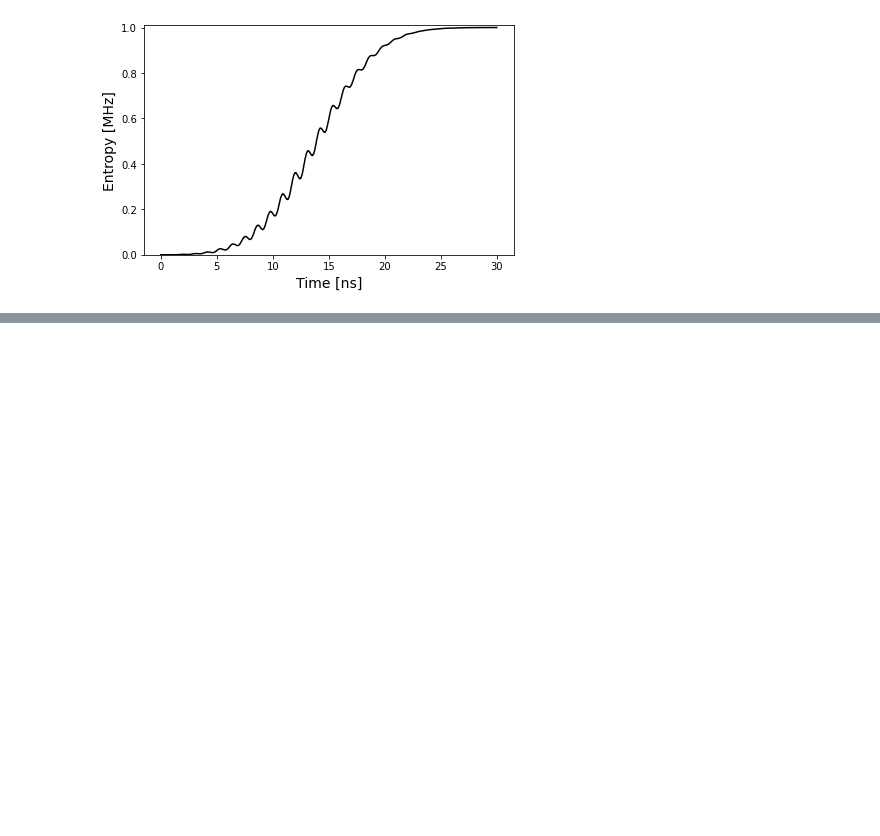
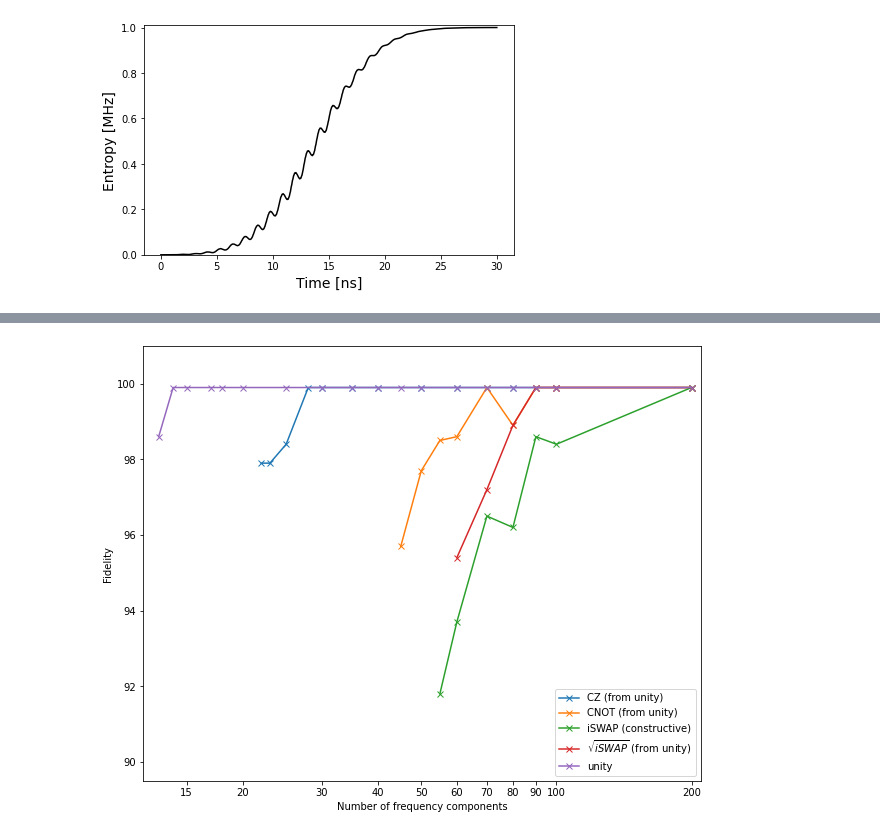
Before and after one commit to alex-simm/c3, a Jupyter notebook: four_level_transmons/plotting/plotting.ipynb, the cells around one changed output, grey strips where cells are left out. Drawn from its saved outputs; the diff is of its cells as text; code cells hidden in the pictures; blank space fills up the shorter version.

Commit message:
plotting function for fidelities depending on number of frequencies

```diff
--- a/four_level_transmons/plotting/plotting.ipynb
+++ b/four_level_transmons/plotting/plotting.ipynb
@@ -25,0 +28,86 @@ plt.show()
+# %%
+# Data for two transmons with 5 levels each, dressed. The data comes from the ODS table file.
+gates = np.array(["CZ", "CZ (from unity)", "CNOT", "CNOT (constructive)", "CNOT (from unity)", "iCNOT", "iSWAP", "iSWAP (constructive)", "$\\sqrt{iSWAP}$ (constructive)", "$\\sqrt{iSWAP}$ (from unity)", "unity"])
+selectedGates = [1, 4, 7, 9, 10]
+frequencies = np.array([200, 100, 90, 80, 70, 60, 55, 50, 45, 40, 35, 30, 28, 26, 25, 24, 23, 22, 21, 20, 20/15, 18, 17, 15, 14, 13, 12, 11, 10])
+data = np.array([
+    [95, 90.8, 98.8, 98.7, 97.6, 97.1, None, 95.6, 96, 94, 97.5, 95, None, None, 94.5, None, None, None, None, 95, None,
+     None, None, 96.5, 96.4, 92.5, 95.0, 95.4],
+    [99.9, 99.9, 99.9, 99.9, 99.9, 99.9, None, 99.9, None, 99.9, 99.9, 99.9, 99.9, None, 98.4, None, 97.9, 97.9, None,
+     None, None, None, None, None, None, None, None, None],
+    [98.1, 99, 98.8, 98.6, 98.5, 97.8, None, 97.7, None, 97.4, 97.4, 96.9, None, None, 92.5, 90.6, 92.2, 90.9, 89.4,
+     None, None, None, None, None, None, None, None, None],
+    [99.9, 99.9, 99.9, 99.9, 99.9, 99.9, None, 96.1, 96.3, 97.1, 92.7, 91.1, 92.1, 82.3, None, None, None, None, None,
+     None, None, None, None, None, None, None, None, None],
+    [99.9, 99.9, 99.9, 98.9, 99.9, 98.6, 98.5, 97.7, 95.7, None, None, None, None, None, None, None, None, None, None,
+     None, None, None, None, None, None, None, None, None],
+    [99.9, 99.9, 99.9, 98.8, 97.5, 89.9, None, None, None, None, None, None, None, None, None, None, None, None, None,
+     None, None, None, None, None, None, None, None, None],
+    [99.9, 95.4, 95.7, 94.3, 94.7, 92.0, None, 83.4, None, None, None, None, None, None, None, None, None, None, None,
+     None, None, None, None, None, None, None, None, None],
+    [99.9, 98.4, 98.6, 96.2, 96.5, 93.7, 91.8, 85.5, None, None, None, None, None, None, None, None, None, None, None,
+     None, None, None, None, None, None, None, None, None],
+    [99.9, 98.8, 98.6, 98.7, 98.1, 94.6, None, 94.6, 94.4, 94.7, 92.3, 90.6, 90.0, 84.1, None, None, None, None, None,
+     None, None, None, None, None, None, None, None, None],
+    [99.9, 99.9, 99.9, 98.9, 97.2, 95.4, None, None, None, None, None, None, None, None, None, None, None, None, None,
+     None, None, None, None, None, None, None, None, None],
+    [99.9, 99.9, 99.9, 99.9, 99.9, 99.9, None, 99.9, 99.9, 99.9, 99.9, 99.9, None, None, 99.9, None, None, None, None,
+     99.9, None, 99.9, 99.9, 99.9, 99.9, 98.6, None, None],
+    [95, 90.8, 98.8, 98.7, 97.6, 97.1, None, 95.6, 96, 94, 97.5, 95, None, None, 94.5, None, None, None, None, 95, None,
+     None, None, 96.5, 96.4, 92.5, 95.0, 95.4],
+    [99.9, 99.9, 99.9, 99.9, 99.9, 99.9, None, 99.9, None, 99.9, 99.9, 99.9, 99.9, None, 98.4, None, 97.9, 97.9, None,
+     None, None, None, None, None, None, None, None, None],
+    [98.1, 99, 98.8, 98.6, 98.5, 97.8, None, 97.7, None, 97.4, 97.4, 96.9, None, None, 92.5, 90.6, 92.2, 90.9, 89.4,
+     None, None, None, None, None, None, None, None, None],
+    [99.9, 99.9, 99.9, 99.9, 99.9, 99.9, None, 96.1, 96.3, 97.1, 92.7, 91.1, 92.1, 82.3, None, None, None, None, None,
+     None, None, None, None, None, None, None, None, None],
+    [99.9, 99.9, 99.9, 98.9, 99.9, 98.6, 98.5, 97.7, 95.7, None, None, None, None, None, None, None, None, None, None,
+     None, None, None, None, None, None, None, None, None],
+    [99.9, 99.9, 99.9, 98.8, 97.5, 89.9, None, None, None, None, None, None, None, None, None, None, None, None, None,
+     None, None, None, None, None, None, None, None, None],
+    [99.9, 95.4, 95.7, 94.3, 94.7, 92.0, None, 83.4, None, None, None, None, None, None, None, None, None, None, None,
+     None, None, None, None, None, None, None, None, None],
+    [99.9, 98.4, 98.6, 96.2, 96.5, 93.7, 91.8, 85.5, None, None, None, None, None, None, None, None, None, None, None,
+     None, None, None, None, None, None, None, None, None],
+    [99.9, 98.8, 98.6, 98.7, 98.1, 94.6, None, 94.6, 94.4, 94.7, 92.3, 90.6, 90.0, 84.1, None, None, None, None, None,
+     None, None, None, None, None, None, None, None, None],
+    [99.9, 99.9, 99.9, 98.9, 97.2, 95.4, None, None, None, None, None, None, None, None, None, None, None, None, None,
+     None, None, None, None, None, None, None, None, None],
+    [99.9, 99.9, 99.9, 99.9, 99.9, 99.9, None, 99.9, 99.9, 99.9, 99.9, 99.9, None, None, 99.9, None, None, None, None,
+     99.9, None, 99.9, 99.9, 99.9, 99.9, 98.6, None, None],
+    [95, 90.8, 98.8, 98.7, 97.6, 97.1, None, 95.6, 96, 94, 97.5, 95, None, None, 94.5, None, None, None, None, 95, None,
+     None, None, 96.5, 96.4, 92.5, 95.0, 95.4, ],
+    [99.9, 99.9, 99.9, 99.9, 99.9, 99.9, None, 99.9, None, 99.9, 99.9, 99.9, 99.9, None, 98.4, None, 97.9, 97.9, None,
+     None, None, None, None, None, None, None, None, None],
+    [98.1, 99, 98.8, 98.6, 98.5, 97.8, None, 97.7, None, 97.4, 97.4, 96.9, None, None, 92.5, 90.6, 92.2, 90.9, 89.4,
+     None, None, None, None, None, None, None, None, None],
+    [99.9, 99.9, 99.9, 99.9, 99.9, 99.9, None, 96.1, 96.3, 97.1, 92.7, 91.1, 92.1, 82.3, None, None, None, None, None,
+     None, None, None, None, None, None, None, None, None],
+    [99.9, 99.9, 99.9, 98.9, 99.9, 98.6, 98.5, 97.7, 95.7, None, None, None, None, None, None, None, None, None, None,
+     None, None, None, None, None, None, None, None, None],
+    [99.9, 99.9, 99.9, 98.8, 97.5, 89.9, None, None, None, None, None, None, None, None, None, None, None, None, None,
+     None, None, None, None, None, None, None, None, None]
+])
+
+# Create the plot
+fig = plt.figure(figsize=(10,8))
+for i in selectedGates:
+    d, f = data[i], frequencies
+    indices = np.where(d != None)[0]
+    d, f = d[indices], f[indices]
+    indices = np.where(d >= 90.0)[0]
+    d, f = d[indices], f[indices]
+    plt.plot(f, d, 'x-', label=gates[i])
+plt.legend(loc='lower right')
+
+plt.xlabel('Number of frequency components')
+plt.xscale('log')
+plt.xticks([10, 15, 20, 30, 40, 50, 60, 70, 80, 90, 100, 200])
+plt.xlim(12, 210)
+plt.ylabel('Fidelity')
+plt.ylim(89.5, 101)
+
+fig.gca().get_xaxis().set_major_formatter(mpl.ticker.ScalarFormatter())
+plt.show()
+# %% [output]
+[figure, added]
```
Also changed, not shown: parts of 1 cell of this notebook.
